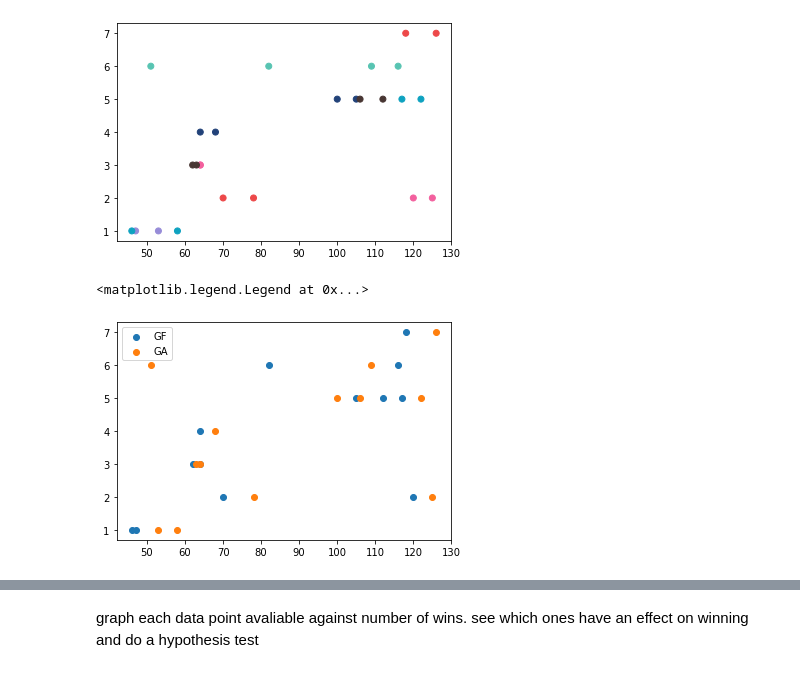
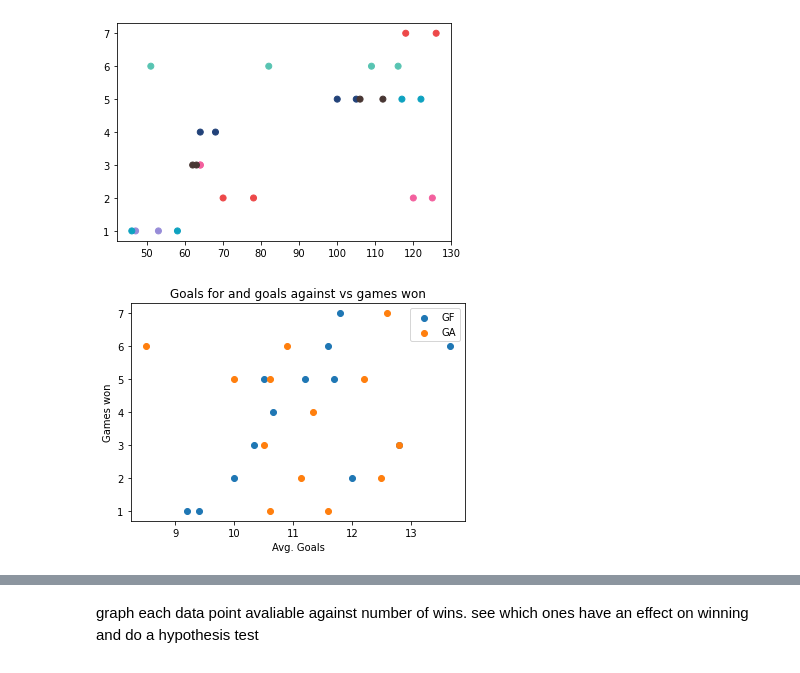
Before and after one commit to jpperret/how-to-win-pll-games, a Jupyter notebook: notebooks/320Final.ipynb, the cells around one changed output, grey strips where cells are left out. Cells and saved outputs as stored; diff of their text form; code cells hidden in the pictures.

```diff
--- a/notebooks/320Final.ipynb
+++ b/notebooks/320Final.ipynb
@@ -96,16 +102,17 @@ First we will gather on all the players in all the season. This requires going t
 
 Since we can select all values in the dataframe by the team column there is no need to save dataframes for each team.
 # %%
+# teams_dic converts team names into the url extension to get data on the team
 teams_dic = {"Archers LC" : "t-PLLARC", "Atlas LC" : "t-PLLATL", "Chaos LC" : "t-PLLCHA", "Chrome LC" : "t-PLLCHR", "Redwoods LC" : "t-PLLRED", "Waterdogs LC" : "t-PLLWAT", "Whipsnakes LC" : "t-PLLWHI"}
-teams = teams_dic.keys()
-combined20_scoring_df = pd.DataFrame()
+
+combined20_scoring_df = pd.DataFrame() # dataframe for scoring data
 
 for year in SEASONS:
-    for name in teams_dic:
-        r = req.get(f"https://www.statscrew.com/lacrosse/stats/{teams_dic[name]}/y-{year}")
+    for team_name in teams_dic:
+        r = req.get(f"https://www.statscrew.com/lacrosse/stats/{teams_dic[team_name]}/y-{year}")
         soup = BeautifulSoup(r.content, 'html.parser')
         new_df = pd.read_html(soup.prettify())[0]
-        new_df['team'] = name
+        new_df['team'] = team_name
         new_df['year'] = year
         combined20_scoring_df = pd.concat([combined20_scoring_df, new_df],ignore_index=True)
 
@@ -200,9 +213,12 @@ plt.scatter(standings.GA, standings.W, color=[team_colors[t] for t in standings.
 <matplotlib.collections.PathCollection at 0x...>
 [figure]
 # %%
-plt.scatter(standings.GF, standings.W, label = "GF")
-plt.scatter(standings.GA, standings.W, label = "GA")
+plt.scatter(standings.GF/(standings.W+standings.L), standings.W, label = "GF")
+plt.scatter(standings.GA/(standings.W+standings.L), standings.W, label = "GA")
 plt.legend()
+plt.title("Goals for and goals against vs games won")
+plt.xlabel("Avg. Goals")
+plt.ylabel("Games won")
+plt.show()
 # %% [output]
-<matplotlib.legend.Legend at 0x...>
-[figure, old version]
+[figure, new version]
```
Also changed, not shown: parts of 20 cells of this notebook, 1 other file.
